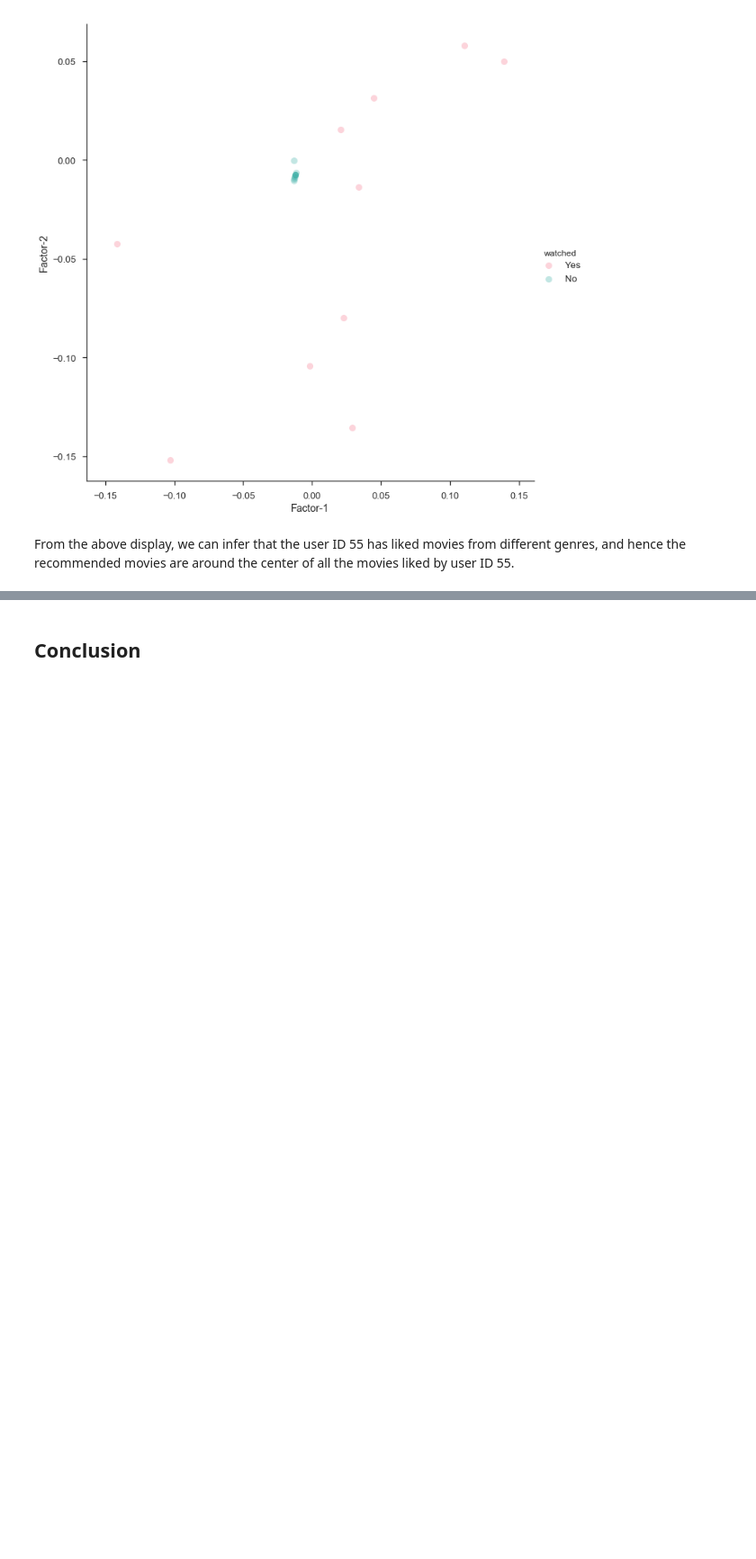
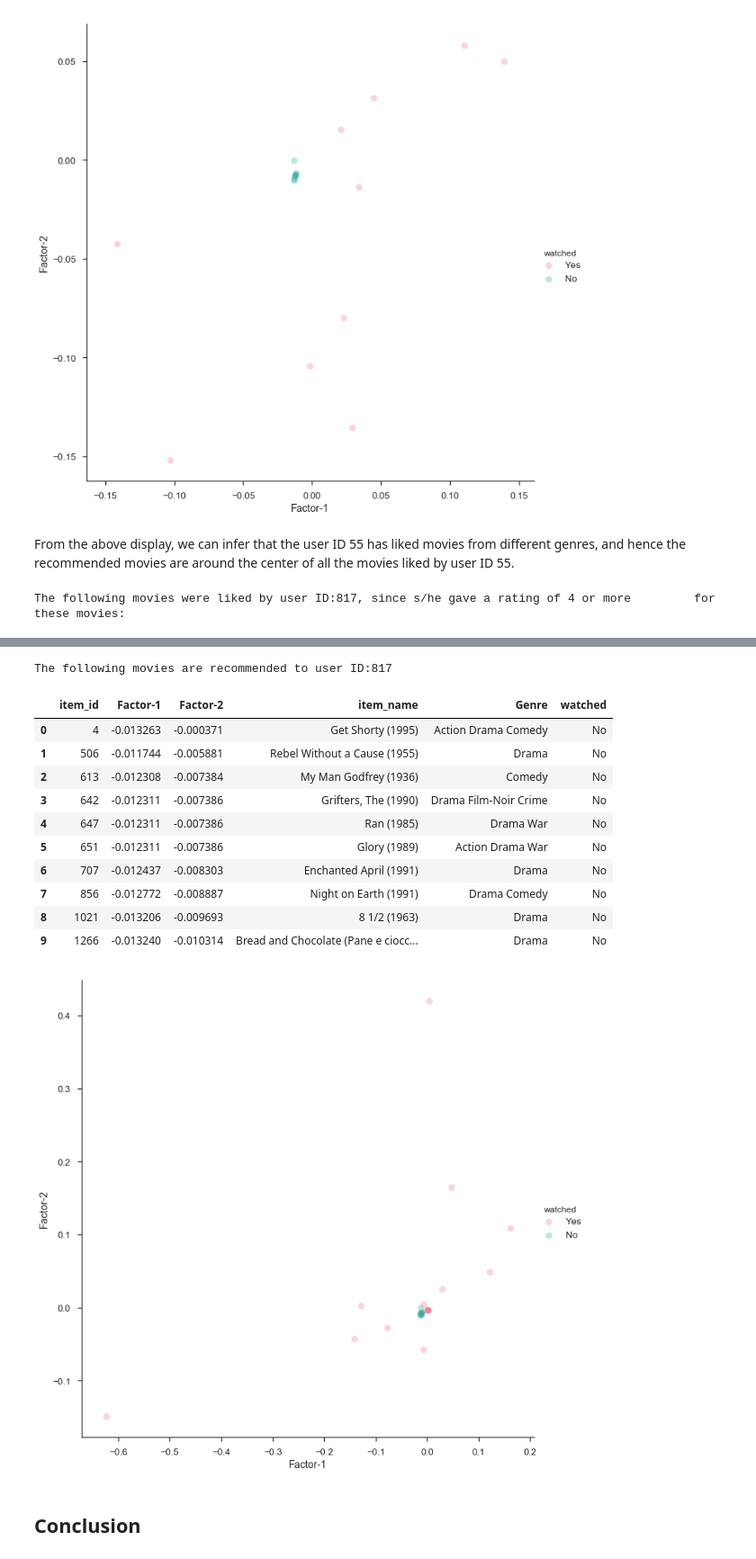
Before and after one commit to msekhar12/Recommendation_Systems, a Jupyter notebook: Project_3/Project-3-Copy3.ipynb, the cells around one changed output, grey strips where cells are left out. Shown: that part at 90% size. Saved outputs shown, nothing was run; the diff lists cells and outputs as text; code cells hidden in the pictures; blank space fills up the shorter version.

```diff
--- a/Project_3/Project-3-Copy3.ipynb
+++ b/Project_3/Project-3-Copy3.ipynb
@@ -778,3 +778,7 @@ The following movies are recommended to user ID:55
 [figure]
 # %% [markdown]
 From the above display, we can infer that the user ID 55 has liked movies from different genres, and hence the recommended movies are around the center of all the movies liked by user ID 55.
+# %%
+recommendations=get_recommendations(817,10,U,V_df,all_movies_genre)
+# %% [output]
+The following movies were liked by user ID:817, since s/he gave a rating of 4 or more         for these movies:
@@ -781,3 +802,16 @@ From the above display, we can infer that the user ID 55 has liked movies from d
+The following movies are recommended to user ID:817
+|  | item_id | Factor-1 | Factor-2 | item_name | Genre | watched |
+| 0 | 4 | -0.013263 | -0.000371 | Get Shorty (1995) | Action Drama Comedy | No |
+| 1 | 506 | -0.011744 | -0.005881 | Rebel Without a Cause (1955) | Drama | No |
+| 2 | 613 | -0.012308 | -0.007384 | My Man Godfrey (1936) | Comedy | No |
+| 3 | 642 | -0.012311 | -0.007386 | Grifters, The (1990) | Drama Film-Noir Crime | No |
+| 4 | 647 | -0.012311 | -0.007386 | Ran (1985) | Drama War | No |
+| 5 | 651 | -0.012311 | -0.007386 | Glory (1989) | Action Drama War | No |
+| 6 | 707 | -0.012437 | -0.008303 | Enchanted April (1991) | Drama | No |
+| 7 | 856 | -0.012772 | -0.008887 | Night on Earth (1991) | Drama Comedy | No |
+| 8 | 1021 | -0.013206 | -0.009693 | 8 1/2 (1963) | Drama | No |
+| 9 | 1266 | -0.013240 | -0.010314 | Bread and Chocolate (Pane e ciocc... | Drama | No |
+[figure, added]
 # %% [markdown]
 ## Conclusion
 # %% [markdown]
```
Also changed, not shown: parts of 1 cell of this notebook.
